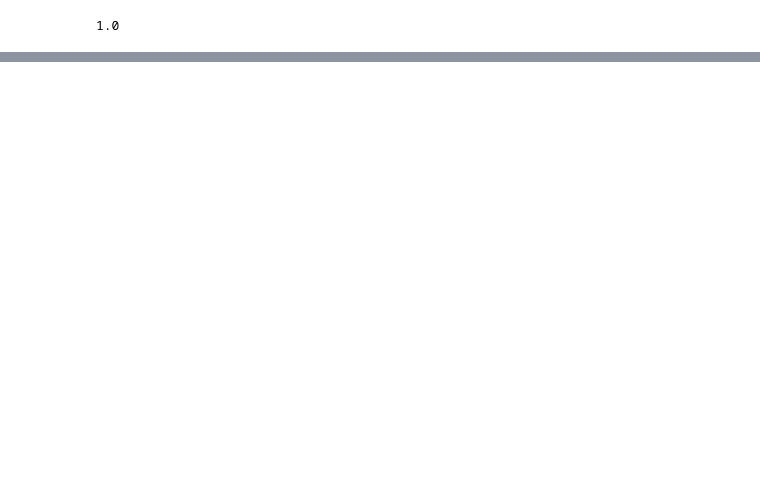
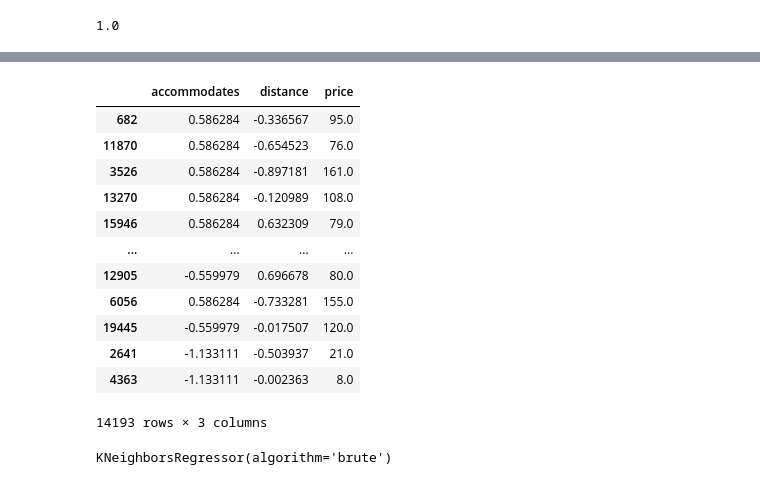
Before and after one commit to afoone/caipc-laberit-oct2022, a Jupyter notebook: 05-KNN Multivariante - con muchas variables.ipynb, the cells around one changed output, grey strips where cells are left out. Cells and saved outputs as stored; diff of their text form; code cells hidden in the pictures; blank space fills up the shorter version.

```diff
--- a/05-KNN Multivariante - con muchas variables.ipynb
+++ b/05-KNN Multivariante - con muchas variables.ipynb
@@ -182,0 +460,2 @@ accommodates_normalized.std()
+# %%
+target = df['price'].copy()
@@ -182,0 +480,21 @@ accommodates_normalized.std()
+# %%
+df['price'] = target
+# %%
+train = df.iloc[:split_position].copy()
+test = df.iloc[split_position:].copy()
+# %%
+train
+# %% [output]
+|  | accommodates | distance | price |
+| 682 | 0.586284 | -0.336567 | 95.0 |
+| 11870 | 0.586284 | -0.654523 | 76.0 |
+| 3526 | 0.586284 | -0.897181 | 161.0 |
+| 13270 | 0.586284 | -0.120989 | 108.0 |
+| 15946 | 0.586284 | 0.632309 | 79.0 |
+| ... | ... | ... | ... |
+| 12905 | -0.559979 | 0.696678 | 80.0 |
+| 6056 | 0.586284 | -0.733281 | 155.0 |
+| 19445 | -0.559979 | -0.017507 | 120.0 |
+| 2641 | -1.133111 | -0.503937 | 21.0 |
+| 4363 | -1.133111 | -0.002363 | 8.0 |
+14193 rows × 3 columns
@@ -182,0 +506,4 @@ accommodates_normalized.std()
+# %%
+knn_2.fit(X, y)
+# %% [output]
+KNeighborsRegressor(algorithm='brute')
```
Also changed, not shown: parts of 71 cells of this notebook, 1 other file.
